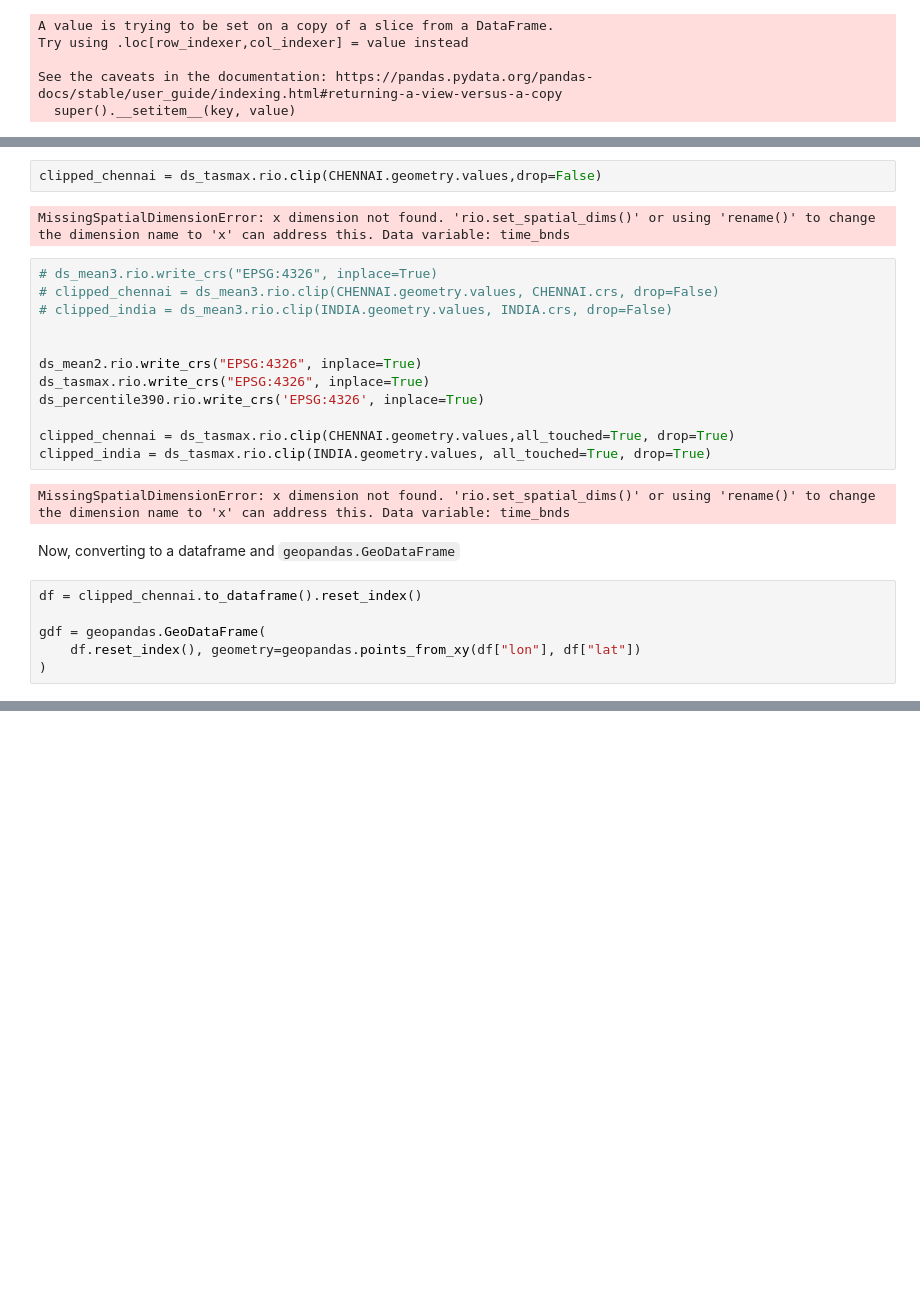
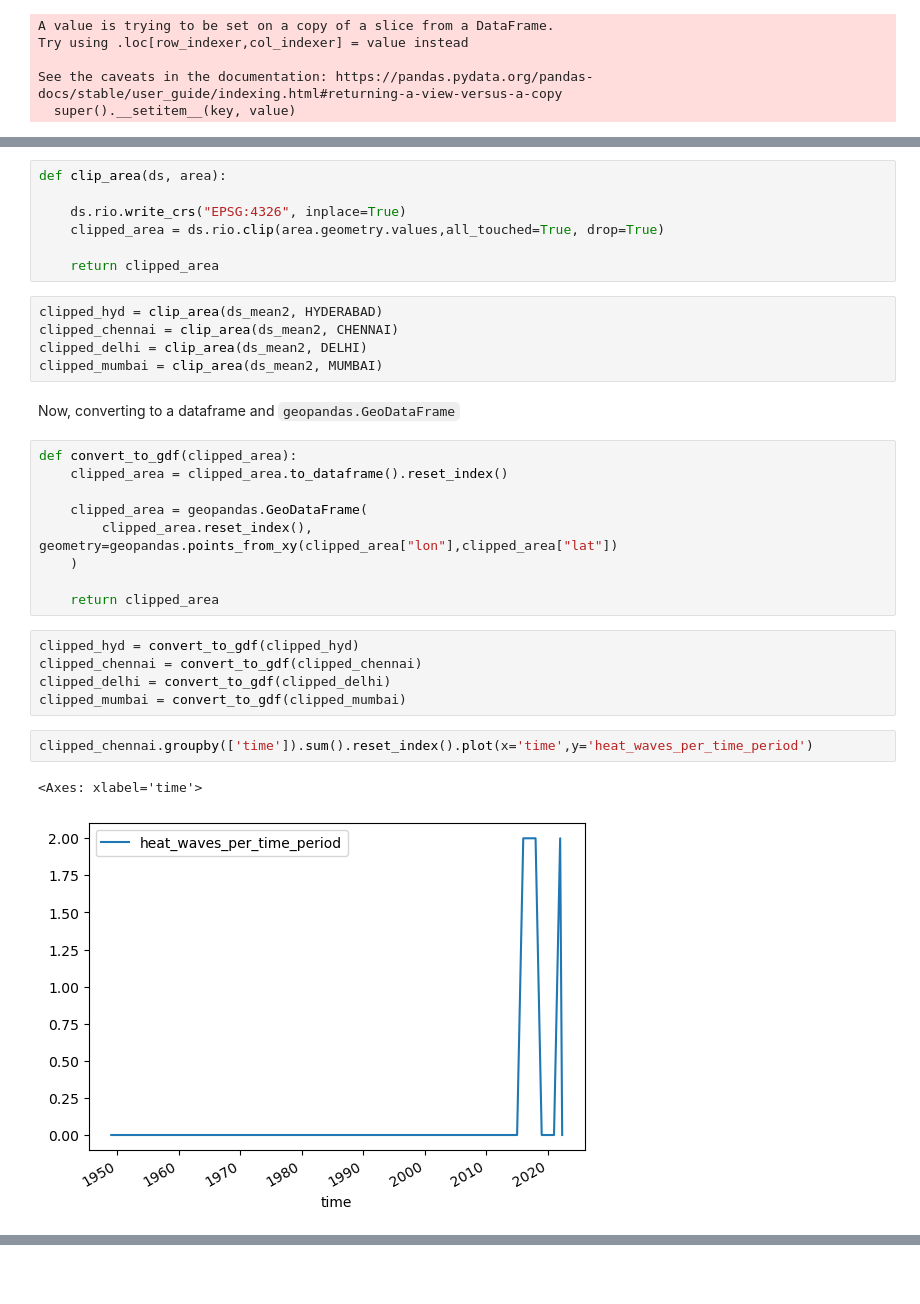
Before and after one commit to datapartnership/heatwaves, a Jupyter notebook: notebooks/measuring-heatwaves/calculate-heatwaves-incidence.ipynb, the cells around one changed output, grey strips where cells are left out. Drawn from its saved outputs; the diff is of its cells as text; blank space fills up the shorter version.

```diff
--- a/notebooks/measuring-heatwaves/calculate-heatwaves-incidence.ipynb
+++ b/notebooks/measuring-heatwaves/calculate-heatwaves-incidence.ipynb
@@ -172,26 +110,33 @@ Climate Data Operators version 1.9.10 (https://mpimet.mpg.de/cdo)
-# %%
-clipped_chennai = ds_tasmax.rio.clip(CHENNAI.geometry.values,drop=False)
-# %% [output]
-MissingSpatialDimensionError: x dimension not found. 'rio.set_spatial_dims()' or using 'rename()' to change the dimension name to 'x' can address this. Data variable: time_bnds
+# %%
+def clip_area(ds, area):
+
+    ds.rio.write_crs("EPSG:4326", inplace=True)
+    clipped_area = ds.rio.clip(area.geometry.values,all_touched=True, drop=True)
+
+    return clipped_area
 # %%
-# ds_mean3.rio.write_crs("EPSG:4326", inplace=True)
-# clipped_chennai = ds_mean3.rio.clip(CHENNAI.geometry.values, CHENNAI.crs, drop=False)
-# clipped_india = ds_mean3.rio.clip(INDIA.geometry.values, INDIA.crs, drop=False)
-
-
-ds_mean2.rio.write_crs("EPSG:4326", inplace=True)
-ds_tasmax.rio.write_crs("EPSG:4326", inplace=True)
-ds_percentile390.rio.write_crs('EPSG:4326', inplace=True)
-
-clipped_chennai = ds_tasmax.rio.clip(CHENNAI.geometry.values,all_touched=True, drop=True)
-clipped_india = ds_tasmax.rio.clip(INDIA.geometry.values, all_touched=True, drop=True)
+clipped_hyd = clip_area(ds_mean2, HYDERABAD)
+clipped_chennai = clip_area(ds_mean2, CHENNAI)
+clipped_delhi = clip_area(ds_mean2, DELHI)
+clipped_mumbai = clip_area(ds_mean2, MUMBAI)
-# %% [output]
-MissingSpatialDimensionError: x dimension not found. 'rio.set_spatial_dims()' or using 'rename()' to change the dimension name to 'x' can address this. Data variable: time_bnds
 # %% [markdown]
 Now, converting to a dataframe and `geopandas.GeoDataFrame`
 # %%
-df = clipped_chennai.to_dataframe().reset_index()
+def convert_to_gdf(clipped_area):
+    clipped_area = clipped_area.to_dataframe().reset_index()
 
-gdf = geopandas.GeoDataFrame(
-    df.reset_index(), geometry=geopandas.points_from_xy(df["lon"], df["lat"])
-)
+    clipped_area = geopandas.GeoDataFrame(
+        clipped_area.reset_index(), geometry=geopandas.points_from_xy(clipped_area["lon"],clipped_area["lat"])
+    )
+
+    return clipped_area
+# %%
+clipped_hyd = convert_to_gdf(clipped_hyd)
+clipped_chennai = convert_to_gdf(clipped_chennai)
+clipped_delhi = convert_to_gdf(clipped_delhi)
+clipped_mumbai = convert_to_gdf(clipped_mumbai)
+# %%
+clipped_chennai.groupby(['time']).sum().reset_index().plot(x='time',y='heat_waves_per_time_period')
+# %% [output]
+<Axes: xlabel='time'>
+[figure, added]
```
Also changed, not shown: parts of 34 cells of this notebook.
